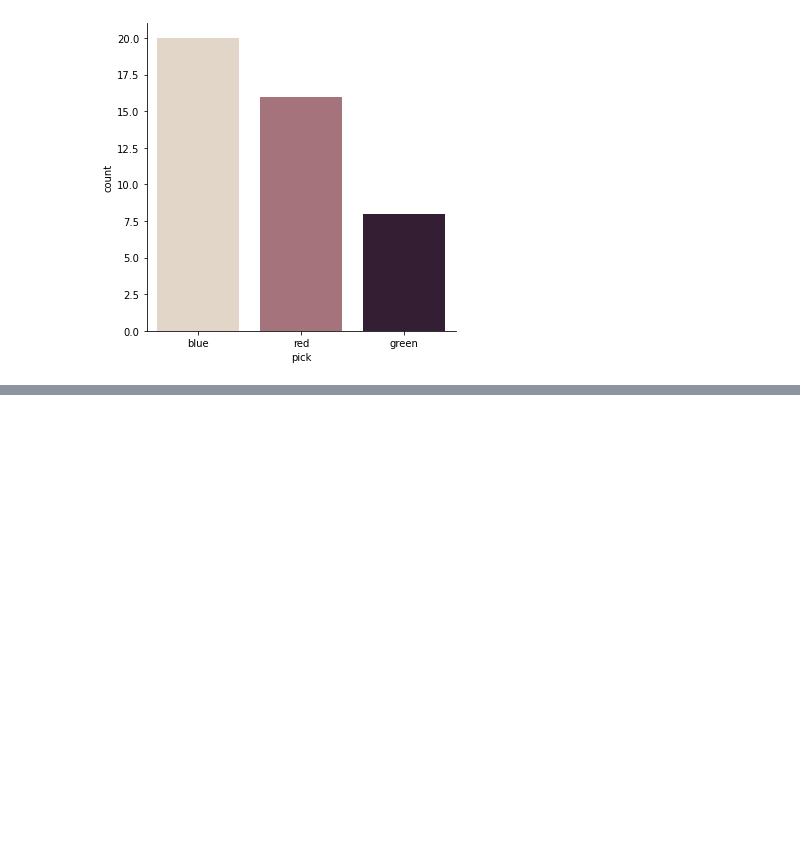
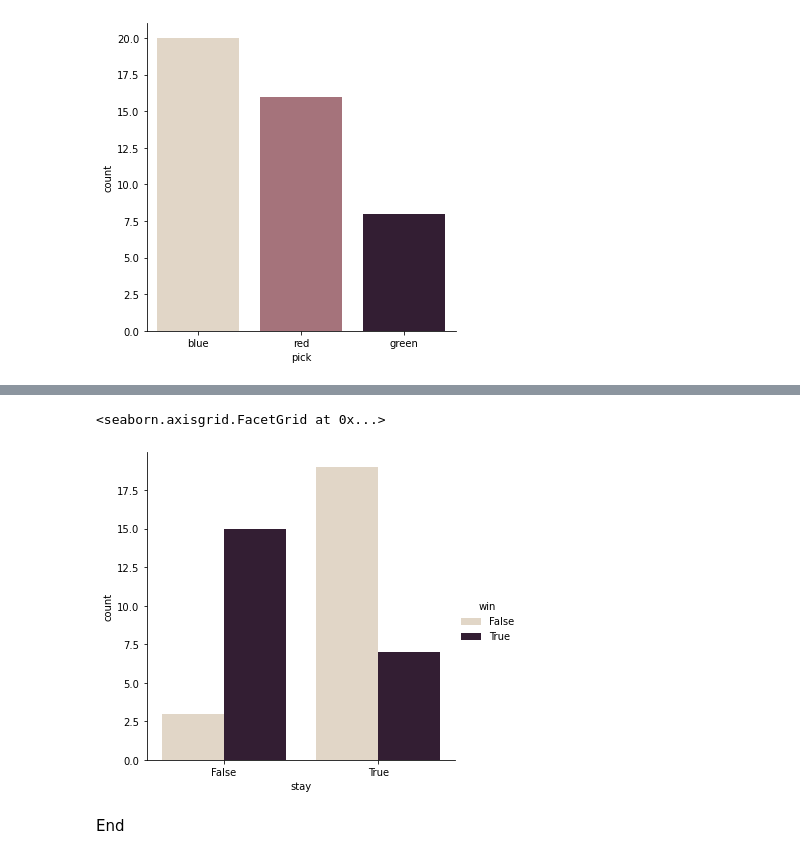
Before and after one commit to sinduff/jupyter, a Jupyter notebook: WeeklyWork/Wk 7 - Win-a-Car-Analysis/Sineads_Win_a_car.ipynb, the cells around one changed output, grey strips where cells are left out. Cells and saved outputs as stored; diff of their text form; code cells hidden in the pictures; blank space fills up the shorter version.

```diff
--- a/WeeklyWork/Wk 7 - Win-a-Car-Analysis/Sineads_Win_a_car.ipynb
+++ b/WeeklyWork/Wk 7 - Win-a-Car-Analysis/Sineads_Win_a_car.ipynb
@@ -59,0 +95,10 @@ sns.catplot(x="pick", kind="count", palette="ch:.25", data=df)
+# %%
+# chance of winning by staying vrs by changing ur door
+# reference https://seaborn.pydata.org/tutorial/categorical.html .. specifically bar chart with 2 variables (hue)
+
+sns.catplot(x="stay", hue="win", kind="count", palette="ch:.25", data=df)
+# %% [output]
+<seaborn.axisgrid.FacetGrid at 0x...>
+[figure, added]
+# %% [markdown]
+End
```
Also changed, not shown: parts of 5 cells of this notebook.
